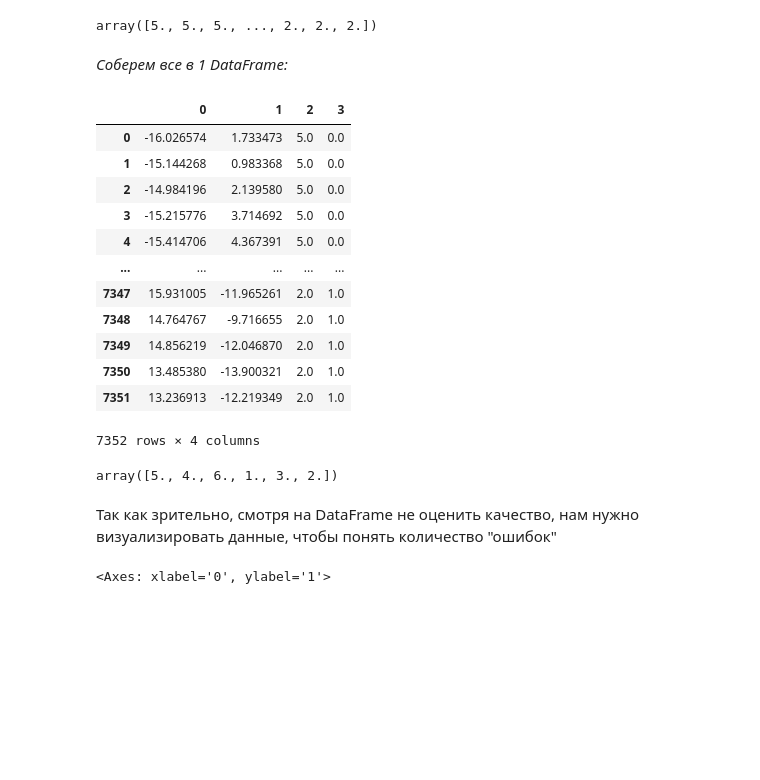
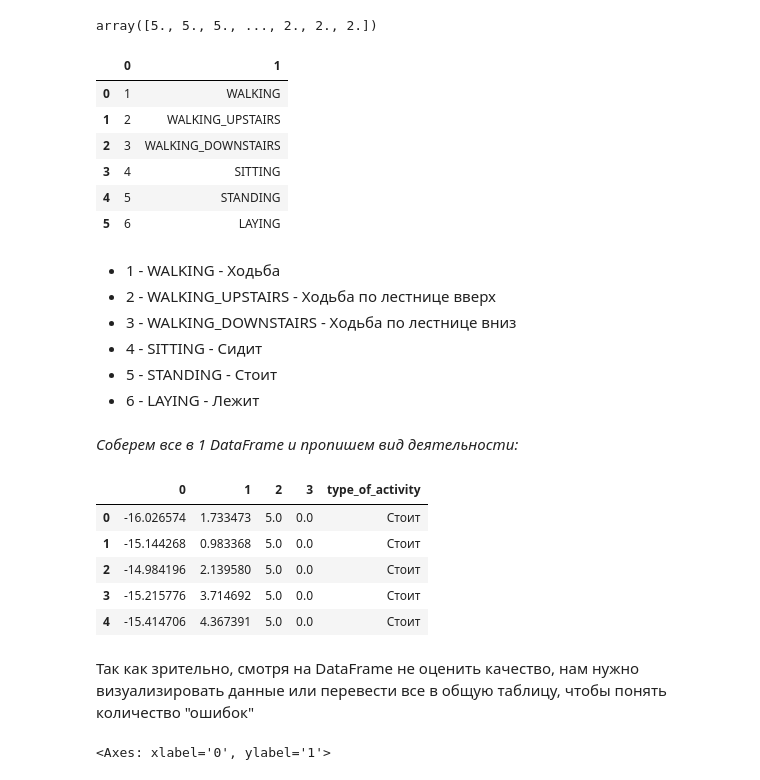
Before and after one commit to W1llAnn/1tdata-homework, a Jupyter notebook: 2.5 - homework PRO.ipynb, the cells around one changed output. Drawn from its saved outputs; the diff is of its cells as text; code cells hidden in the pictures; blank space fills up the shorter version.

```diff
--- a/2.5 - homework PRO.ipynb
+++ b/2.5 - homework PRO.ipynb
@@ -256,33 +256,46 @@ array([5., 5., 5., ..., 2., 2., 2.])
 # %%
 df_y_train = pd.DataFrame(data=y_train)
 # %%
-activity_labels = np.loadtxt('https://raw.githubusercontent.com/W1llAnn/1tdata-homework/main/2.5y_train.txt')
+activity_labels = pd.read_csv('https://raw.githubusercontent.com/W1llAnn/1tdata-homework/main/2.5activity_labels.txt', sep=" ", header=None)
+activity_labels
+# %% [output]
+|  | 0 | 1 |
+| 0 | 1 | WALKING |
+| 1 | 2 | WALKING_UPSTAIRS |
+| 2 | 3 | WALKING_DOWNSTAIRS |
+| 3 | 4 | SITTING |
+| 4 | 5 | STANDING |
+| 5 | 6 | LAYING |
+# %% [markdown]
+*   1 - WALKING - Ходьба
+*   2 - WALKING_UPSTAIRS - Ходьба по лестнице вверх
+*   3 - WALKING_DOWNSTAIRS -  Ходьба по лестнице вниз
+*   4 - SITTING - Сидит
+*   5 - STANDING - Стоит
+*   6 - LAYING - Лежит
 # %% [markdown]
-*Соберем все в 1 DataFrame:*
+*Соберем все в 1 DataFrame и пропишем вид деятельности:*
-# %%
-data_check = pd.DataFrame(np.hstack([df_red, df_y_train, np.array([model_k.labels_]).T]))
-data_check
-# %% [output]
-|  | 0 | 1 | 2 | 3 |
-| 0 | -16.026574 | 1.733473 | 5.0 | 0.0 |
-| 1 | -15.144268 | 0.983368 | 5.0 | 0.0 |
-| 2 | -14.984196 | 2.139580 | 5.0 | 0.0 |
-| 3 | -15.215776 | 3.714692 | 5.0 | 0.0 |
-| 4 | -15.414706 | 4.367391 | 5.0 | 0.0 |
-| ... | ... | ... | ... | ... |
-| 7347 | 15.931005 | -11.965261 | 2.0 | 1.0 |
-| 7348 | 14.764767 | -9.716655 | 2.0 | 1.0 |
-| 7349 | 14.856219 | -12.046870 | 2.0 | 1.0 |
-| 7350 | 13.485380 | -13.900321 | 2.0 | 1.0 |
-| 7351 | 13.236913 | -12.219349 | 2.0 | 1.0 |
-7352 rows × 4 columns
-# %%
-unique = data_check[2].unique()
-unique
-# %% [output]
-array([5., 4., 6., 1., 3., 2.])
+# %%
+data_check = pd.DataFrame(np.hstack([df_red, df_y_train, np.array([model_k.labels_]).T]))
+data_check['type_of_activity'] = data_check[2].apply(lambda x:
+                                                    'Ходьба' if x==1
+                                                    else ('Ходьба по лестнице вверх' if x==2
+                                                    else ('Ходьба по лестнице вниз' if x==3
+                                                    else ('Сидит' if x==4
+                                                    else ('Стоит' if x==5
+                                                    else ('Лежит' if x==6 else None
+                                                    ))))))
+
+data_check.head()
+# %% [output]
+|  | 0 | 1 | 2 | 3 | type_of_activity |
+| 0 | -16.026574 | 1.733473 | 5.0 | 0.0 | Стоит |
+| 1 | -15.144268 | 0.983368 | 5.0 | 0.0 | Стоит |
+| 2 | -14.984196 | 2.139580 | 5.0 | 0.0 | Стоит |
+| 3 | -15.215776 | 3.714692 | 5.0 | 0.0 | Стоит |
+| 4 | -15.414706 | 4.367391 | 5.0 | 0.0 | Стоит |
 # %% [markdown]
-Так как зрительно, смотря на DataFrame не оценить качество, нам нужно визуализировать данные, чтобы понять количество "ошибок"
+Так как зрительно, смотря на DataFrame не оценить качество, нам нужно визуализировать данные или перевести все в общую таблицу, чтобы понять количество "ошибок"
 # %%
 sns.scatterplot(data=data_check, x=data_check[0], y=data_check[1], hue=data_check[2])
 # %% [output]
```
Also changed, not shown: parts of 8 cells of this notebook, 1 other file.
